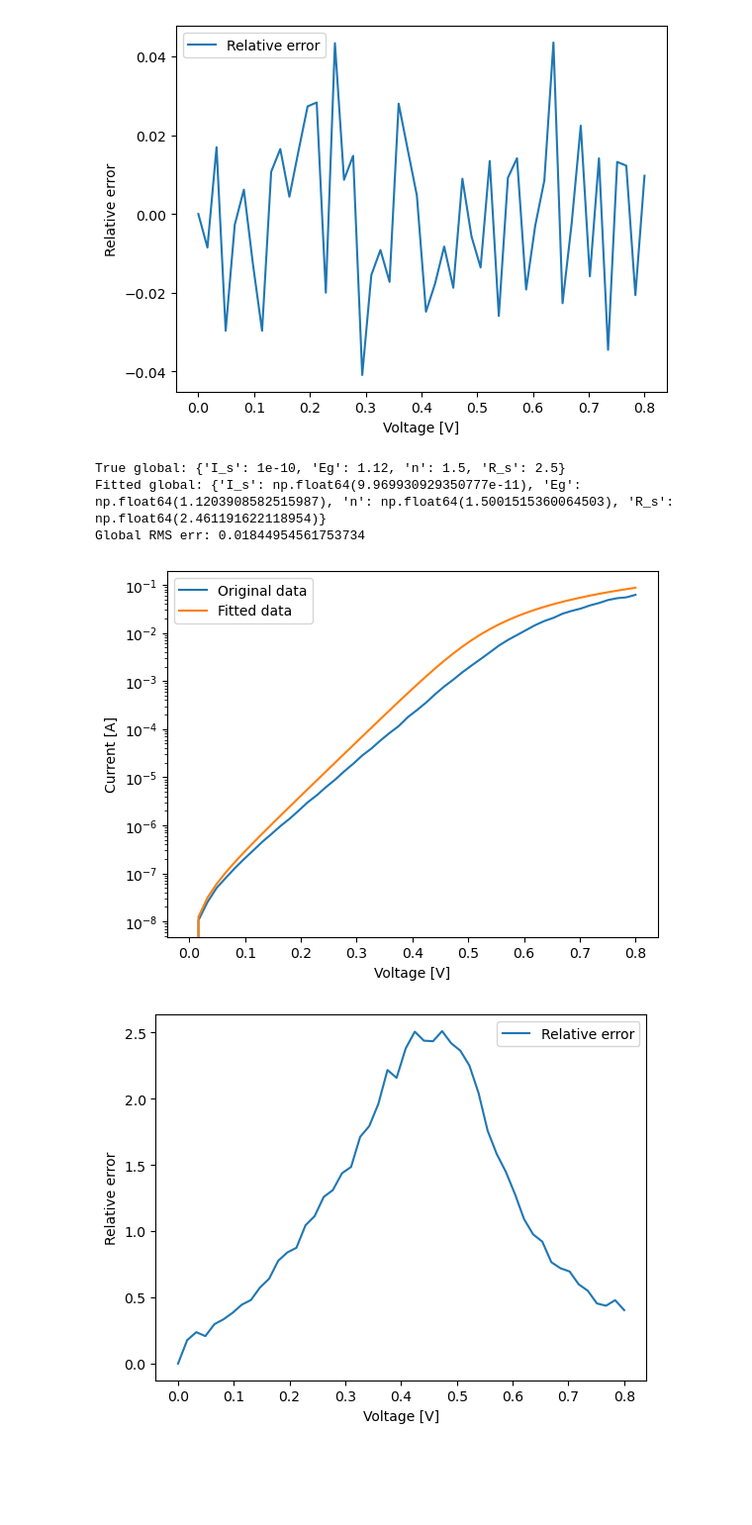
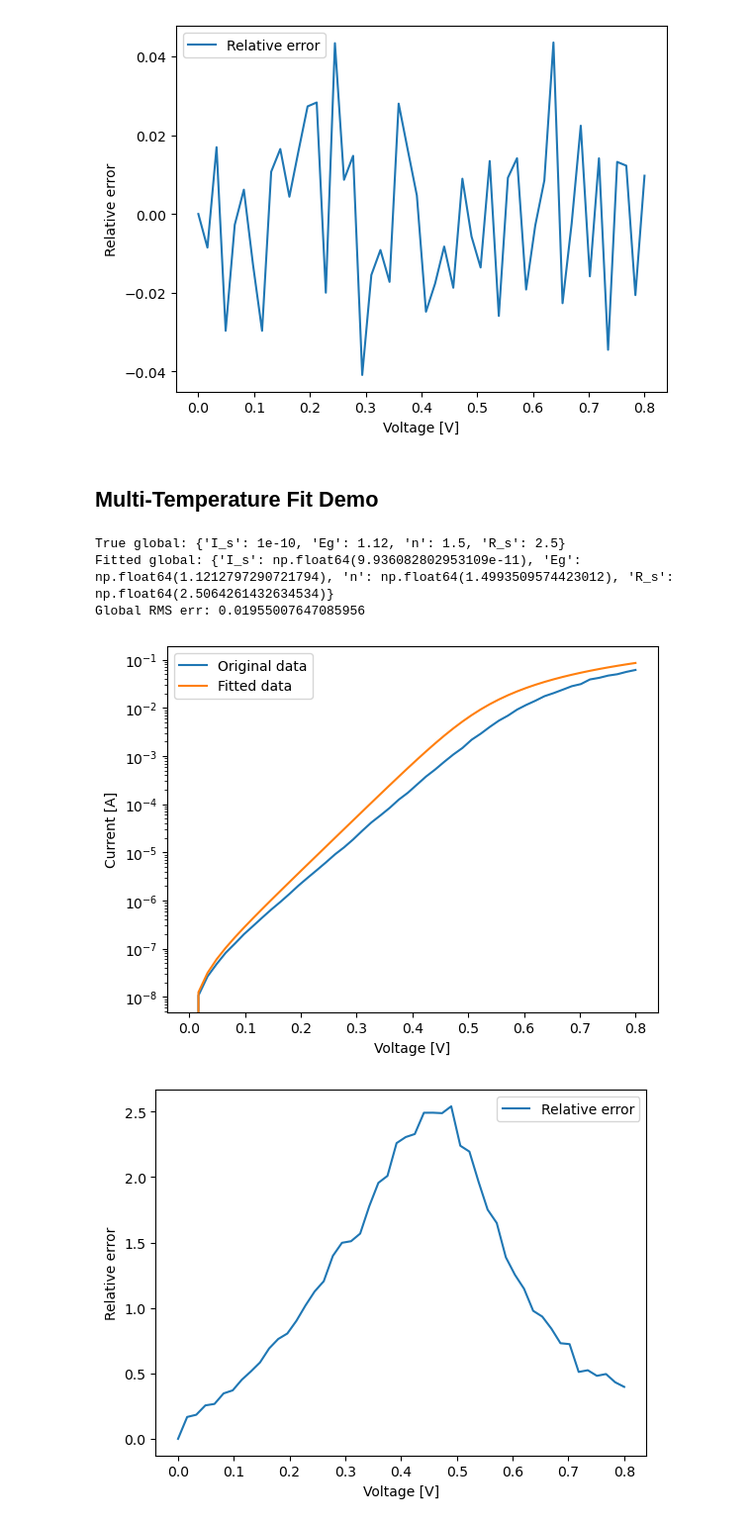
Before and after one commit to daniel4907/compact-model-extraction, a Jupyter notebook: examples/diode_extraction.ipynb, the cells around one changed output. Shown at 99% size. Drawn from its saved outputs; the diff is of its cells as text; code cells hidden in the pictures; blank space fills up the shorter version.

```diff
--- a/examples/diode_extraction.ipynb
+++ b/examples/diode_extraction.ipynb
@@ -15,10 +17,13 @@ import matplotlib.pyplot as plt
 # %%
-# Single-temperature fit demo
-
 model = DiodeModel()
 extractor = ModelExtractor(model)
 
-true_params = {'I_s': 1e-10, 'n': 1.5, 'R_s': 2.5}
+true_params = {
+    'I_s': 1e-10,
+    'n': 1.5,
+    'R_s': 2.5
+}
+
 T_test = 300
 V_data = np.linspace(0, 0.8, 50)
 I_true = model.compute_current(V_data, true_params, T=T_test)
@@ -33,19 +38,24 @@ print("True parameters:", true_params)
 print("Fitted parameters:", report['parameters'])
 print("RMS err:", report['rms_err'])
 
-plot_fit(V_data, I_noise, model, report['parameters'])
-error_plot(V_data, I_noise, model, report['parameters'])
+plot_diode_fit(V_data, I_noise, model, report['parameters'])
+diode_error_plot(V_data, I_noise, model, report['parameters'])
 # %% [output]
 True parameters: {'I_s': 1e-10, 'n': 1.5, 'R_s': 2.5}
 Fitted parameters: {'I_s': np.float64(9.945024986435832e-11), 'n': np.float64(1.500233992731446), 'R_s': np.float64(2.460019472653446)}
 RMS err: 0.01954930159313382
 [figure]
 [figure]
+# %% [markdown]
+## Multi-Temperature Fit Demo
 # %%
-# Multi-temperature fit demo
-
 T_ref = 300
-true_global = {'I_s': 1e-10, 'Eg': 1.12, 'n': 1.5, 'R_s': 2.5}
+true_global = {
+    'I_s': 1e-10,
+    'Eg': 1.12,
+    'n': 1.5,
+    'R_s': 2.5
+}
 
 def Is_at_T(T):
     Is_ref = true_global['I_s']
@@ -56,7 +66,7 @@ temps = [280, 300, 320, 340]
 V_sweep = np.linspace(0, 0.8, 50)
 
 datasets = []
-np.random.seed(67)
+np.random.seed(41)
 
 for T in temps:
     Is_local = Is_at_T(T)
@@ -72,38 +82,38 @@ for T in temps:
 initial_global = {
     'I_s': 1e-11,
     'Eg': 1.0,
     'n': 1.2,
     'R_s': 0.1
 }
 
 report = extractor.diode_temp_fit(datasets, initial_params=initial_global)
 fit_global = report['parameters']
 
 print('True global:', true_global)
 print('Fitted global:', fit_global)
 print('Global RMS err:', report['rms_err'])
 
 Is_ref_fit = fit_global['I_s']
 Eg_fit = fit_global['Eg']
 
 def Is_at_T_fit(T):
     return Is_ref_fit * (T / T_ref)**3 * np.exp((Eg_fit * q_e / k_B) * (1/T_ref - 1/T))
 
 for V, I_measured, T in datasets:
     local_params = {
         'I_s': Is_at_T_fit(T),
         'n': fit_global['n'],
         'R_s': fit_global['R_s']
     }
 
-plot_fit(V, I_measured, model, local_params)
-error_plot(V, I_measured, model, local_params)
+plot_diode_fit(V, I_measured, model, local_params)
+diode_error_plot(V, I_measured, model, local_params)
 # %% [output]
 True global: {'I_s': 1e-10, 'Eg': 1.12, 'n': 1.5, 'R_s': 2.5}
-Fitted global: {'I_s': np.float64(9.969930929350777e-11), 'Eg': np.float64(1.1203908582515987), 'n': np.float64(1.5001515360064503), 'R_s': np.float64(2.461191622118954)}
-Global RMS err: 0.01844954561753734
+Fitted global: {'I_s': np.float64(9.936082802953109e-11), 'Eg': np.float64(1.1212797290721794), 'n': np.float64(1.4993509574423012), 'R_s': np.float64(2.5064261432634534)}
+Global RMS err: 0.01955007647085956
 [figure]
-[figure, old version]
+[figure, new version]
 # %%
 # Plot Is(T)
 
```
Also changed, not shown: parts of 2 cells of this notebook, 6 other files.
